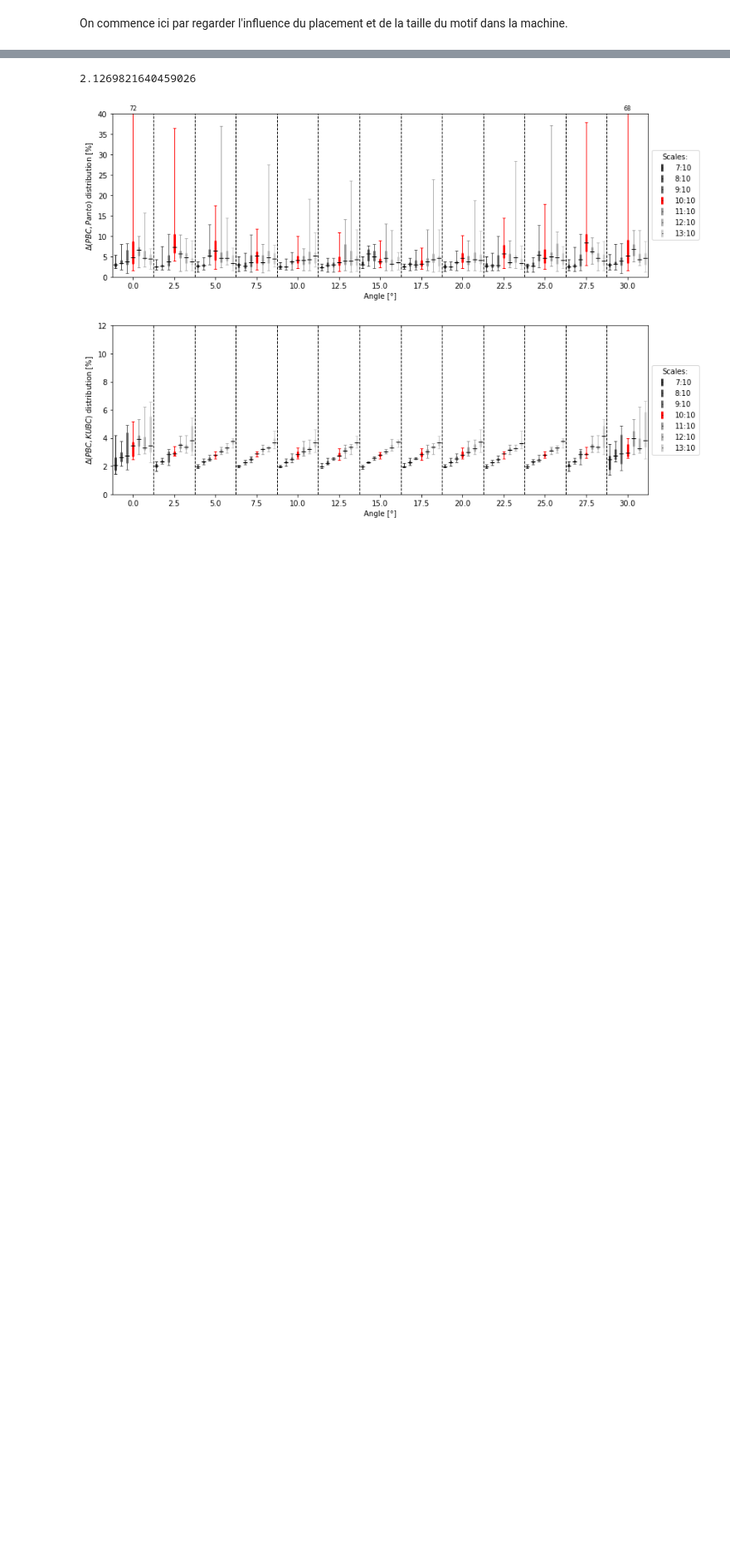
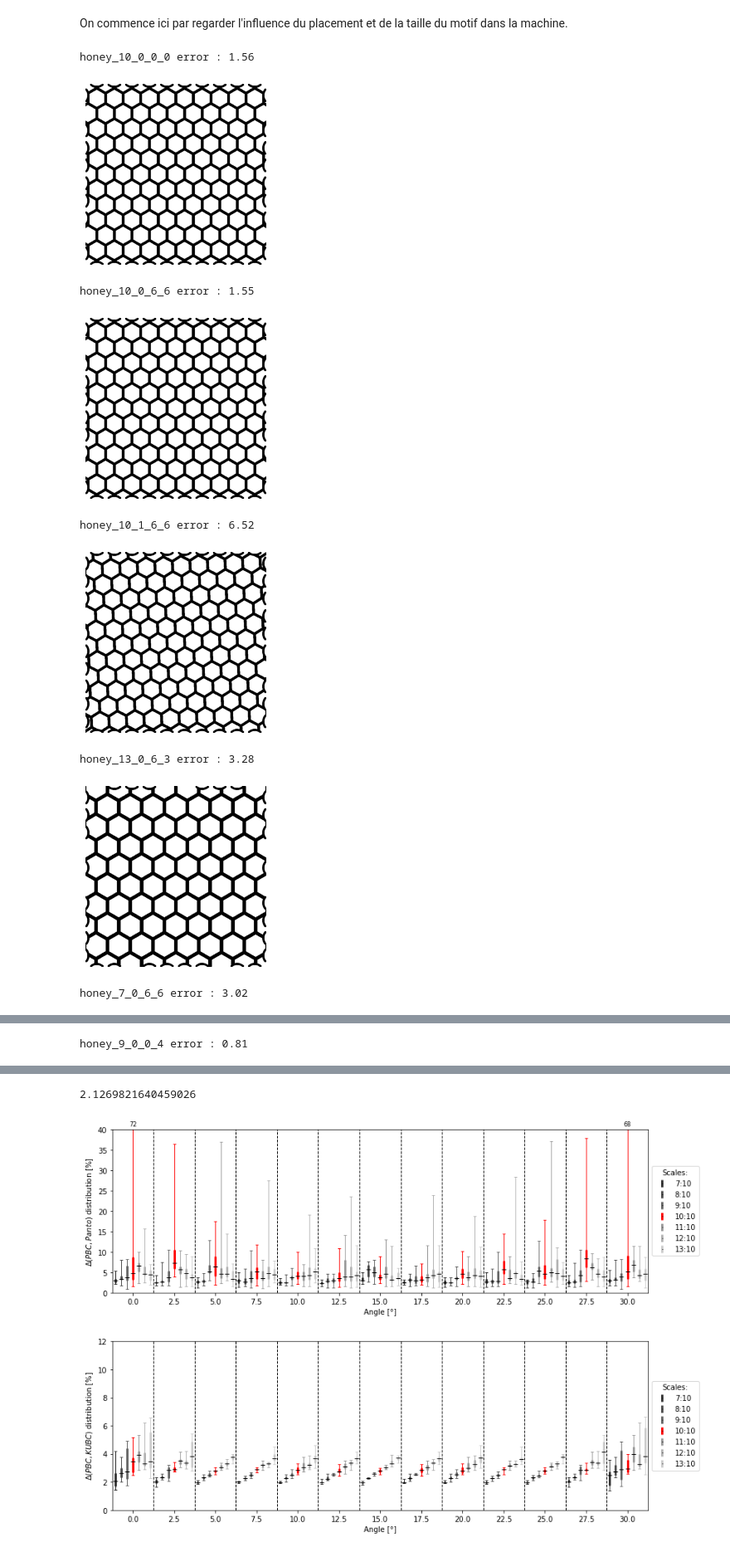
Before and after one commit to h06e/abakubc, a Jupyter notebook: utilities/nida_study.ipynb, the cells around one changed output, grey strips where cells are left out. Shown at 83% size. Cells and saved outputs as stored; diff of their text form; code cells hidden in the pictures; blank space fills up the shorter version.

```diff
--- a/utilities/nida_study.ipynb
+++ b/utilities/nida_study.ipynb
@@ -31,2 +31,27 @@ Lecture des données réalisée en 0.45682s
 # %% [markdown]
 On commence ici par regarder l'influence du placement et de la taille du motif dans la machine.
+# %%
+names=['honey_10_0_0_0', 'honey_10_0_6_6', 'honey_10_1_6_6','honey_13_0_6_3','honey_7_0_6_6',]
+
+for name in names:
+    print(f'{name} error : {data[name].get_error((0,3)):.2f}')
+    data[name].show_geo()
+    # plt.savefig(f'images/{name}.png')
+    plt.show()
+
+bests = get_best_test(data, (0,3), 10)
+for test in bests:
+    print(f'{test.test_id} error : {test.get_error((0,3)):.2f}')
+    test.show_geo()
+    # plt.savefig(f'images/{test.test_id}.png')
+    plt.show()
+# %% [output]
+honey_10_0_0_0 error : 1.56
+[figure, added]
+honey_10_0_6_6 error : 1.55
+[figure, added]
+honey_10_1_6_6 error : 6.52
+[figure, added]
+honey_13_0_6_3 error : 3.28
+[figure, added]
+honey_7_0_6_6 error : 3.02
@@ -32,0 +59 @@ On commence ici par regarder l'influence du placement et de la taille du motif d
+honey_9_0_0_4 error : 0.81
```
Also changed, not shown: parts of 9 cells of this notebook, 24 other files.
